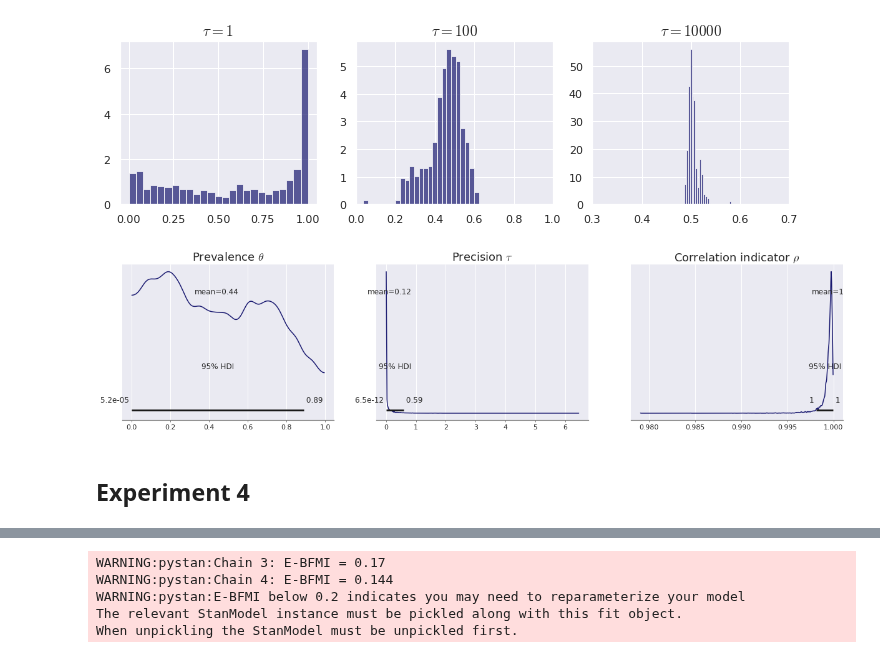
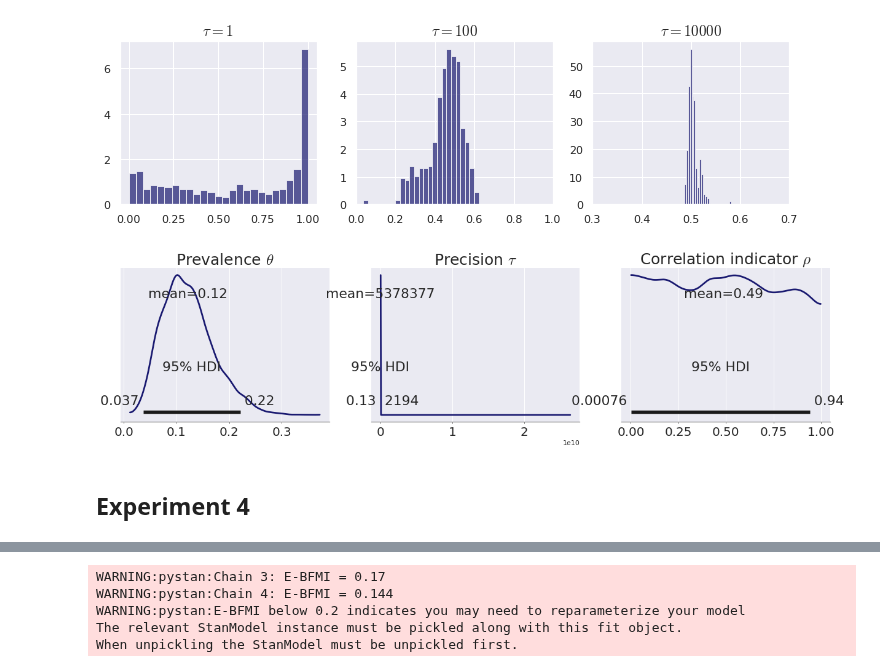
Before and after one commit to lucasmoschen/rds-bayesian-analysis-tcc, a Jupyter notebook: notebooks_book/imperfect_test_rds_simulations.ipynb, the cells around one changed output, grey strips where cells are left out. Drawn from its saved outputs; the diff is of its cells as text; code cells hidden in the pictures.

```diff
--- a/notebooks_book/imperfect_test_rds_simulations.ipynb
+++ b/notebooks_book/imperfect_test_rds_simulations.ipynb
@@ -474,11 +474,11 @@ data.update({
     "beta_tau"     : 0.1,
     "lambda_tau"   : np.log(10),
     "M_sigma"      : 10000,
-    "alpha_rho"    : 900,
+    "alpha_rho"    : 1,
     "beta_rho"     : 1
 })
 # %%
 %%time
 fit_imperfect_rds = sm.sampling(data=data, iter=4000, pars=('prev', 'tau', 'rho'),
-                                control={'max_treedepth': 12})
+                                control={'max_treedepth': 11, 'adapt_delta': 0.85})
 summary = az.summary(fit_imperfect_rds)
@@ -548,13 +551,14 @@ plt.show()
 # %% [output]
 [figure]
 # %%
-ax = az.plot_posterior(fit_imperfect_rds, var_names=['prev', 'tau', 'rho'], color='midnightblue', hdi_prob=0.95)
-ax[0].set_title(r'Prevalence $\theta$', fontsize=18)
-ax[1].set_title(r'Precision $\tau$', fontsize=18)
-ax[2].set_title(r'Correlation indicator $\rho$', fontsize=18)
-#plt.savefig('../images/posterior_parameters_rds_tau100.pdf', bbox_inches='tight')
+ax = az.plot_posterior(fit_imperfect_rds, var_names=['prev', 'tau', 'rho'], color='midnightblue',
+                       hdi_prob=0.95, textsize=20)
+ax[0].set_title(r'Prevalence $\theta$', fontsize=25)
+ax[1].set_title(r'Precision $\tau$', fontsize=25)
+ax[2].set_title(r'Correlation indicator $\rho$', fontsize=25)
+plt.savefig('../images/posterior_parameters_rds_tau100.pdf', bbox_inches='tight')
 plt.show()
 # %% [output]
-[figure, old version]
+[figure, new version]
-# %% [markdown]
-## Experiment 4
+# %% [markdown]
+## Experiment 4
```
Also changed, not shown: parts of 4 cells of this notebook, 6 other files.
